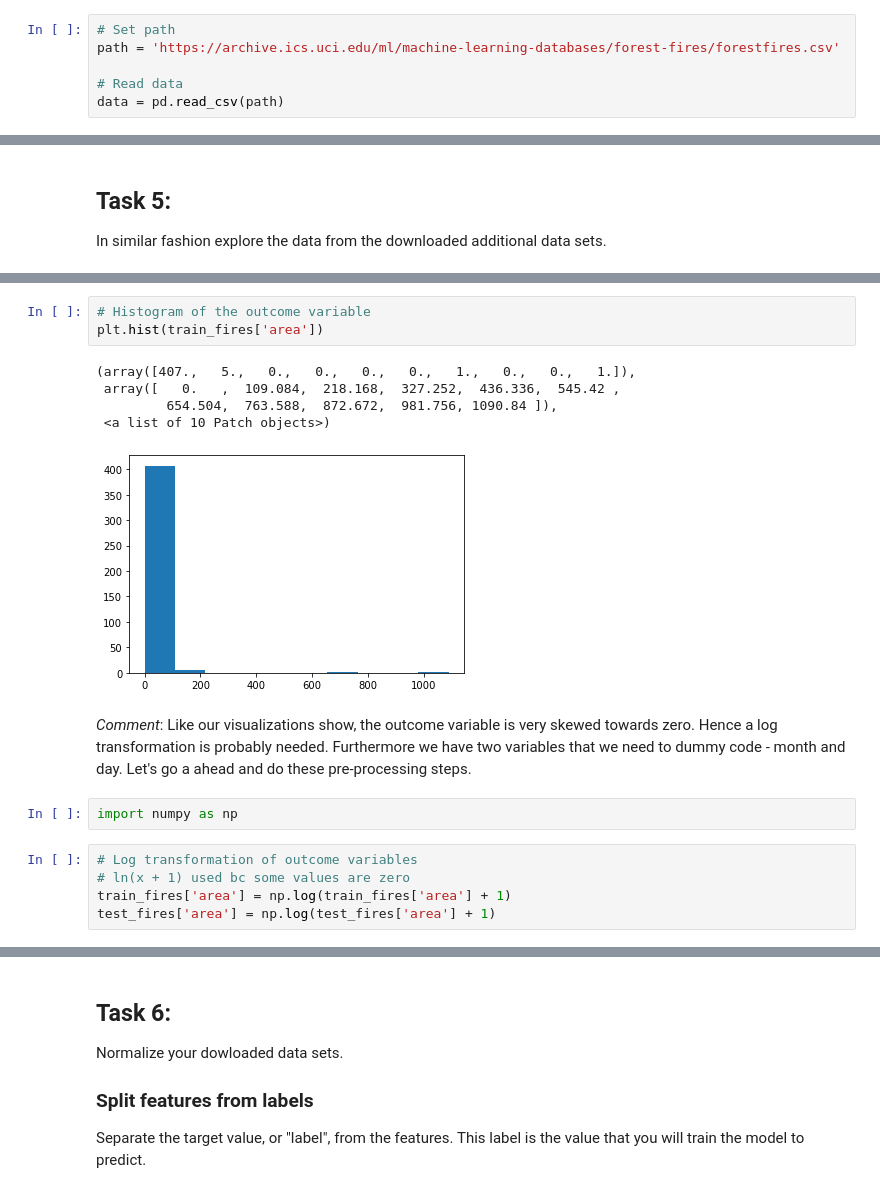
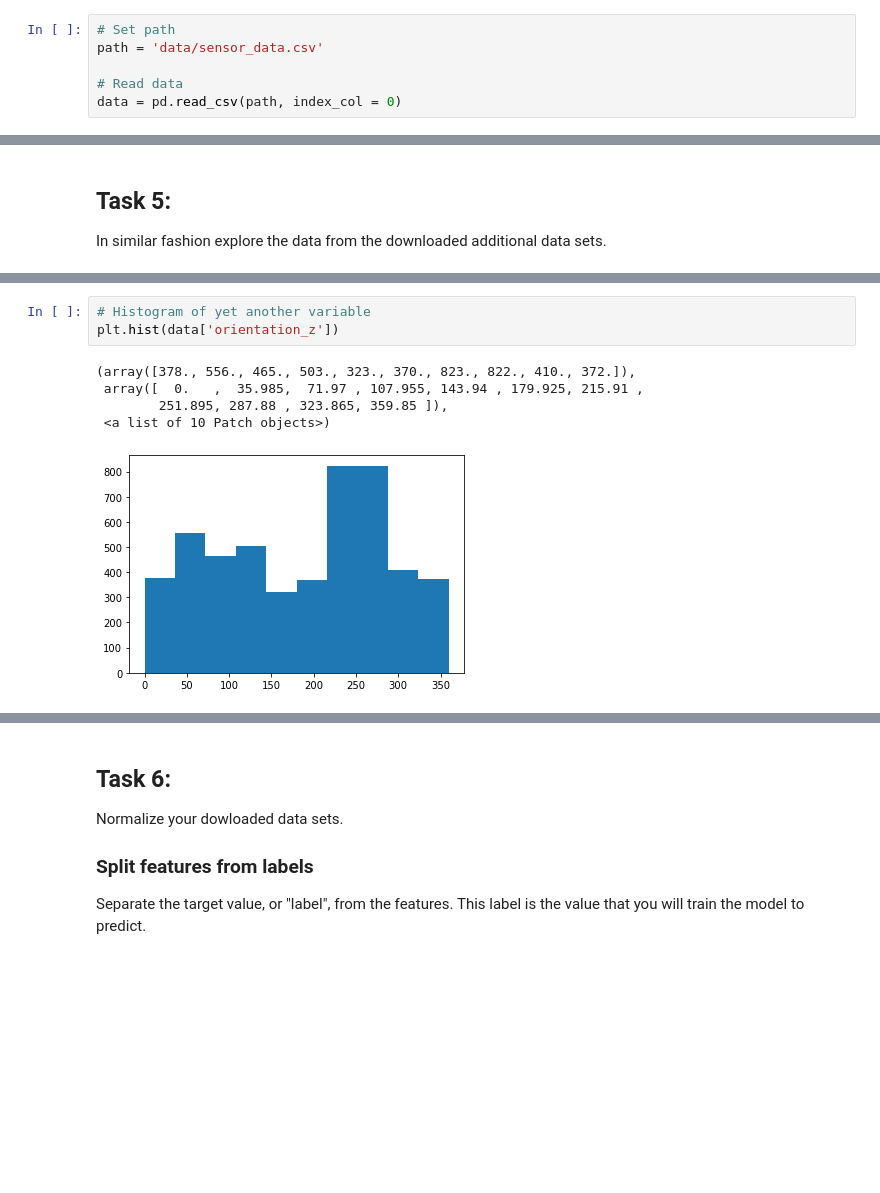
Before and after one commit to sarathiringer/DeepLearningAICourseFall2020, a Jupyter notebook: Lab4Student.ipynb, the cells around one changed output, grey strips where cells are left out. Cells and saved outputs as stored; diff of their text form; blank space fills up the shorter version.

```diff
--- a/Lab4Student.ipynb
+++ b/Lab4Student.ipynb
@@ -118,9 +118,9 @@ I've chosen to download the fires dataset from the UCI ML repository. It's outco
 # %%
 # Set path
-path = 'https://archive.ics.uci.edu/ml/machine-learning-databases/forest-fires/forestfires.csv'
+path = 'data/sensor_data.csv'
 
 # Read data
-data = pd.read_csv(path)
+data = pd.read_csv(path, index_col = 0)
 # %%
 # Inspect data
 data.head()
@@ -366,18 +353,9 @@ plt.show()
 # %%
-# Histogram of the outcome variable
-plt.hist(train_fires['area'])
+# Histogram of yet another variable
+plt.hist(data['orientation_z'])
 # %% [output]
-(array([407.,   5.,   0.,   0.,   0.,   0.,   1.,   0.,   0.,   1.]),
- array([   0.   ,  109.084,  218.168,  327.252,  436.336,  545.42 ,
-         654.504,  763.588,  872.672,  981.756, 1090.84 ]),
+(array([378., 556., 465., 503., 323., 370., 823., 822., 410., 372.]),
+ array([  0.   ,  35.985,  71.97 , 107.955, 143.94 , 179.925, 215.91 ,
+        251.895, 287.88 , 323.865, 359.85 ]),
  <a list of 10 Patch objects>)
-[figure, old version]
+[figure, new version]
-# %% [markdown]
-*Comment*: Like our visualizations show, the outcome variable is very skewed towards zero. Hence a log transformation is probably needed. Furthermore we have two variables that we need to dummy code - month and day. Let's go a ahead and do these pre-processing steps.
-# %%
-import numpy as np
-# %%
-# Log transformation of outcome variables
-# ln(x + 1) used bc some values are zero
-train_fires['area'] = np.log(train_fires['area'] + 1)
-test_fires['area'] = np.log(test_fires['area'] + 1)
```
Also changed, not shown: parts of 70 cells of this notebook, 7 other files.
